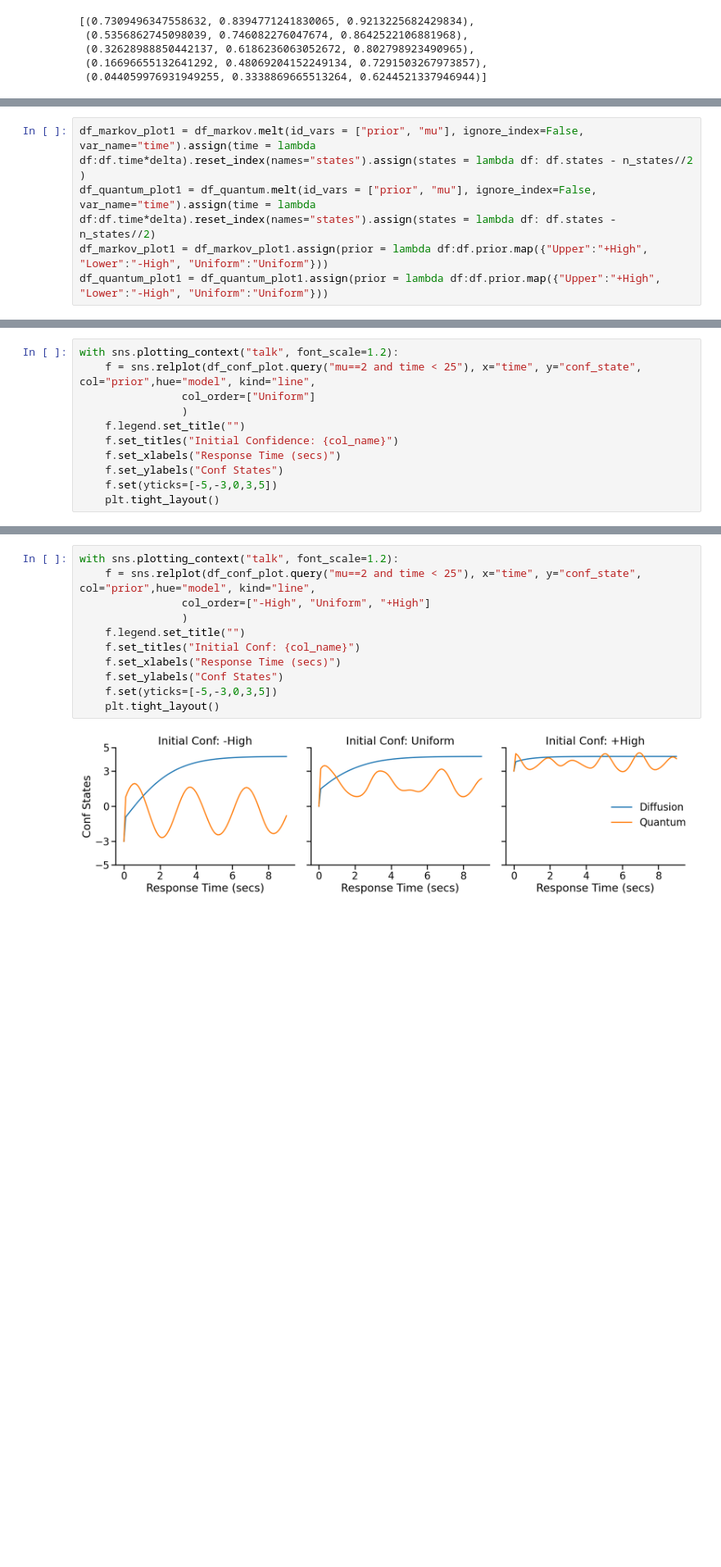
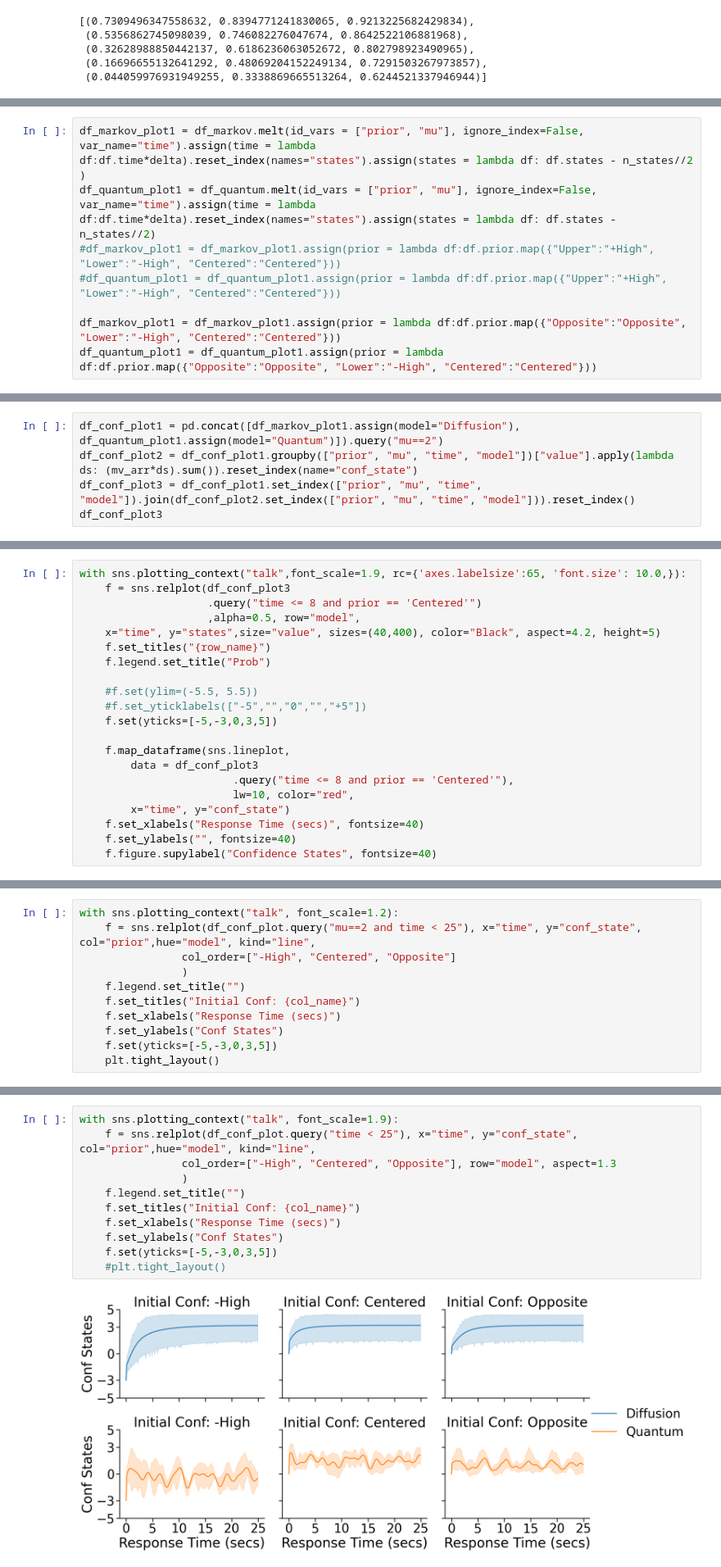
Before and after one commit to rkmalaiya/stochastic_cognitive_dynamics, a Jupyter notebook: poc/Diffusion_Quantum_Discrete_Continuous_Time.ipynb, the cells around one changed output, grey strips where cells are left out. Shown at 82% size. Saved outputs shown, nothing was run; the diff lists cells and outputs as text; blank space fills up the shorter version.

```diff
--- a/poc/Diffusion_Quantum_Discrete_Continuous_Time.ipynb
+++ b/poc/Diffusion_Quantum_Discrete_Continuous_Time.ipynb
@@ -674,8 +885,11 @@ df_markov.melt(id_vars = ["prior", "mu"], ignore_index=False, var_name="time")#.
 # %%
 df_markov_plot1 = df_markov.melt(id_vars = ["prior", "mu"], ignore_index=False, var_name="time").assign(time = lambda df:df.time*delta).reset_index(names="states").assign(states = lambda df: df.states - n_states//2 )
 df_quantum_plot1 = df_quantum.melt(id_vars = ["prior", "mu"], ignore_index=False, var_name="time").assign(time = lambda df:df.time*delta).reset_index(names="states").assign(states = lambda df: df.states - n_states//2)
-df_markov_plot1 = df_markov_plot1.assign(prior = lambda df:df.prior.map({"Upper":"+High", "Lower":"-High", "Uniform":"Uniform"}))
-df_quantum_plot1 = df_quantum_plot1.assign(prior = lambda df:df.prior.map({"Upper":"+High", "Lower":"-High", "Uniform":"Uniform"}))
+#df_markov_plot1 = df_markov_plot1.assign(prior = lambda df:df.prior.map({"Upper":"+High", "Lower":"-High", "Centered":"Centered"}))
+#df_quantum_plot1 = df_quantum_plot1.assign(prior = lambda df:df.prior.map({"Upper":"+High", "Lower":"-High", "Centered":"Centered"}))
+
+df_markov_plot1 = df_markov_plot1.assign(prior = lambda df:df.prior.map({"Opposite":"Opposite", "Lower":"-High", "Centered":"Centered"}))
+df_quantum_plot1 = df_quantum_plot1.assign(prior = lambda df:df.prior.map({"Opposite":"Opposite", "Lower":"-High", "Centered":"Centered"}))
 # %%
 df_conf_plot = pd.concat([df_markov_plot1.assign(model="Diffusion"), df_quantum_plot1.assign(model="Quantum")])
 df_conf_plot= df_conf_plot.groupby(["prior", "mu", "time", "model"])["value"].apply(lambda ds: (mv_arr*ds).sum()).reset_index(name="conf_state")
@@ -696,0 +925,5 @@ df_conf_plot
+# %%
+df_conf_plot1 = pd.concat([df_markov_plot1.assign(model="Diffusion"), df_quantum_plot1.assign(model="Quantum")]).query("mu==2")
+df_conf_plot2 = df_conf_plot1.groupby(["prior", "mu", "time", "model"])["value"].apply(lambda ds: (mv_arr*ds).sum()).reset_index(name="conf_state")
+df_conf_plot3 = df_conf_plot1.set_index(["prior", "mu", "time", "model"]).join(df_conf_plot2.set_index(["prior", "mu", "time", "model"])).reset_index()
+df_conf_plot3
@@ -696,0 +961,21 @@ df_conf_plot
+# %%
+with sns.plotting_context("talk",font_scale=1.9, rc={'axes.labelsize':65, 'font.size': 10.0,}):
+    f = sns.relplot(df_conf_plot3
+                    .query("time <= 8 and prior == 'Centered'")
+                    ,alpha=0.5, row="model",
+    x="time", y="states",size="value", sizes=(40,400), color="Black", aspect=4.2, height=5)
+    f.set_titles("{row_name}")
+    f.legend.set_title("Prob")
+
+    #f.set(ylim=(-5.5, 5.5))
+    #f.set_yticklabels(["-5","","0","","+5"])
+    f.set(yticks=[-5,-3,0,3,5])
+
+    f.map_dataframe(sns.lineplot,
+        data = df_conf_plot3
+                        .query("time <= 8 and prior == 'Centered'"),
+                        lw=10, color="red",
+        x="time", y="conf_state")
+    f.set_xlabels("Response Time (secs)", fontsize=40)
+    f.set_ylabels("", fontsize=40)
+    f.figure.supylabel("Confidence States", fontsize=40)
@@ -697,10 +984,10 @@ df_conf_plot
 # %%
 with sns.plotting_context("talk", font_scale=1.2):
     f = sns.relplot(df_conf_plot.query("mu==2 and time < 25"), x="time", y="conf_state", col="prior",hue="model", kind="line",
-                col_order=["Uniform"]
+                col_order=["-High", "Centered", "Opposite"]
                 )
     f.legend.set_title("")
-    f.set_titles("Initial Confidence: {col_name}")
+    f.set_titles("Initial Conf: {col_name}")
     f.set_xlabels("Response Time (secs)")
     f.set_ylabels("Conf States")
     f.set(yticks=[-5,-3,0,3,5])
@@ -710,13 +997,13 @@ with sns.plotting_context("talk", font_scale=1.2):
 # %%
-with sns.plotting_context("talk", font_scale=1.2):
-    f = sns.relplot(df_conf_plot.query("mu==2 and time < 25"), x="time", y="conf_state", col="prior",hue="model", kind="line",
-                col_order=["-High", "Uniform", "+High"]
+with sns.plotting_context("talk", font_scale=1.9):
+    f = sns.relplot(df_conf_plot.query("time < 25"), x="time", y="conf_state", col="prior",hue="model", kind="line",
+                col_order=["-High", "Centered", "Opposite"], row="model", aspect=1.3
                 )
     f.legend.set_title("")
     f.set_titles("Initial Conf: {col_name}")
     f.set_xlabels("Response Time (secs)")
     f.set_ylabels("Conf States")
     f.set(yticks=[-5,-3,0,3,5])
-    plt.tight_layout()
+    #plt.tight_layout()
 # %% [output]
-[figure, old version]
+[figure, new version]
```
Also changed, not shown: parts of 61 cells of this notebook, 3 other files.
